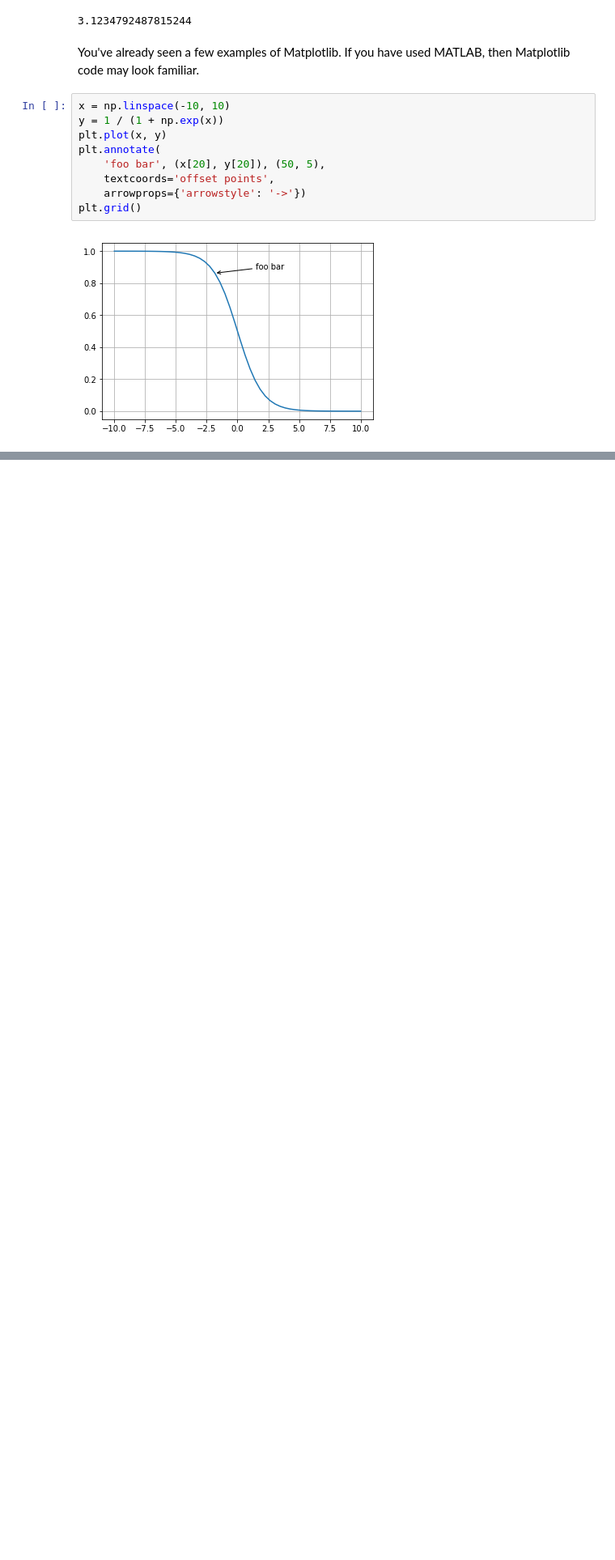
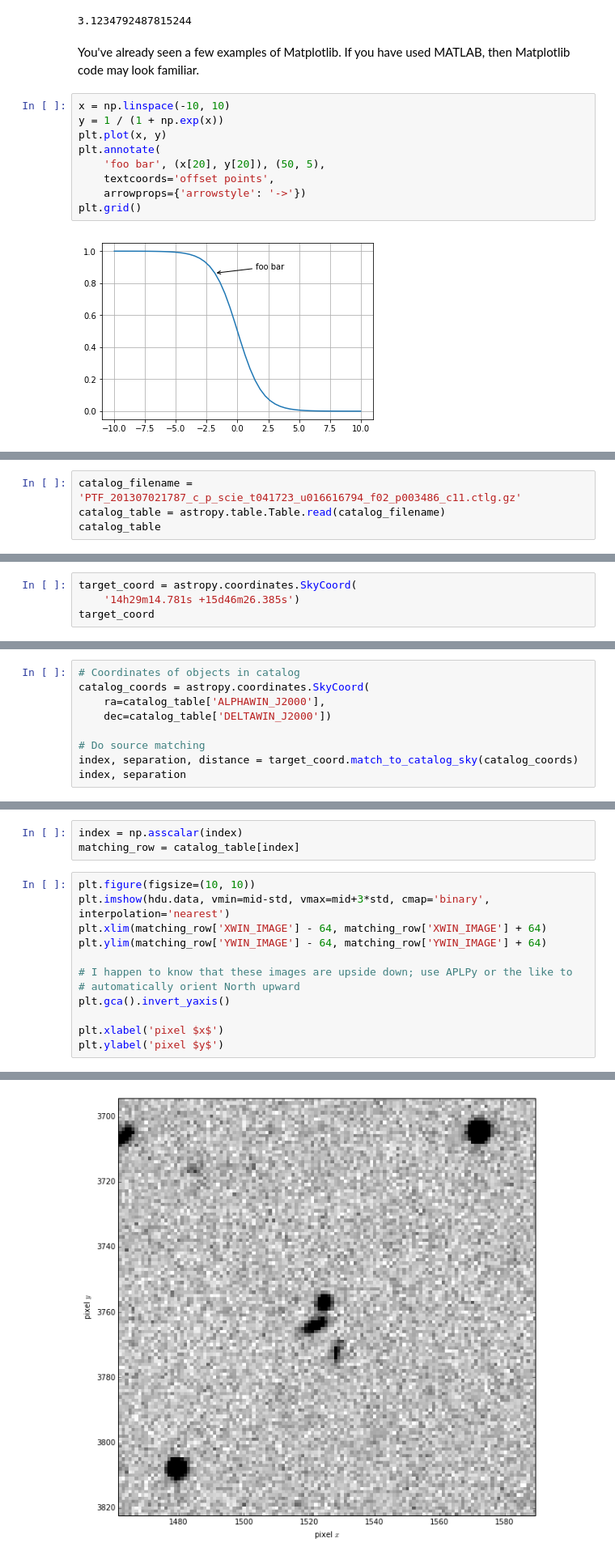
Before and after one commit to lpsinger/astropy-tutorial, a Jupyter notebook: python-intro.ipynb, the cells around one changed output, grey strips where cells are left out. Shown at 81% size. Saved outputs shown, nothing was run; the diff lists cells and outputs as text; blank space fills up the shorter version.

```diff
--- a/python-intro.ipynb
+++ b/python-intro.ipynb
@@ -848,0 +931,4 @@ plt.grid()
+# %%
+catalog_filename = 'PTF_201307021787_c_p_scie_t041723_u016616794_f02_p003486_c11.ctlg.gz'
+catalog_table = astropy.table.Table.read(catalog_filename)
+catalog_table
@@ -848,0 +956,4 @@ plt.grid()
+# %%
+target_coord = astropy.coordinates.SkyCoord(
+    '14h29m14.781s +15d46m26.385s')
+target_coord
@@ -848,0 +964,9 @@ plt.grid()
+# %%
+# Coordinates of objects in catalog
+catalog_coords = astropy.coordinates.SkyCoord(
+    ra=catalog_table['ALPHAWIN_J2000'],
+    dec=catalog_table['DELTAWIN_J2000'])
+
+# Do source matching
+index, separation, distance = target_coord.match_to_catalog_sky(catalog_coords)
+index, separation
@@ -848,0 +977,16 @@ plt.grid()
+# %%
+index = np.asscalar(index)
+matching_row = catalog_table[index]
+# %%
+plt.figure(figsize=(10, 10))
+plt.imshow(hdu.data, vmin=mid-std, vmax=mid+3*std, cmap='binary', interpolation='nearest')
+plt.xlim(matching_row['XWIN_IMAGE'] - 64, matching_row['XWIN_IMAGE'] + 64)
+plt.ylim(matching_row['YWIN_IMAGE'] - 64, matching_row['YWIN_IMAGE'] + 64)
+
+# I happen to know that these images are upside down; use APLPy or the like to
+# automatically orient North upward
+plt.gca().invert_yaxis()
+
+plt.xlabel('pixel $x$')
+plt.ylabel('pixel $y$')
+# %% [output]
@@ -848,0 +994 @@ plt.grid()
+[figure, added]
```
Also changed, not shown: parts of 48 cells of this notebook.
